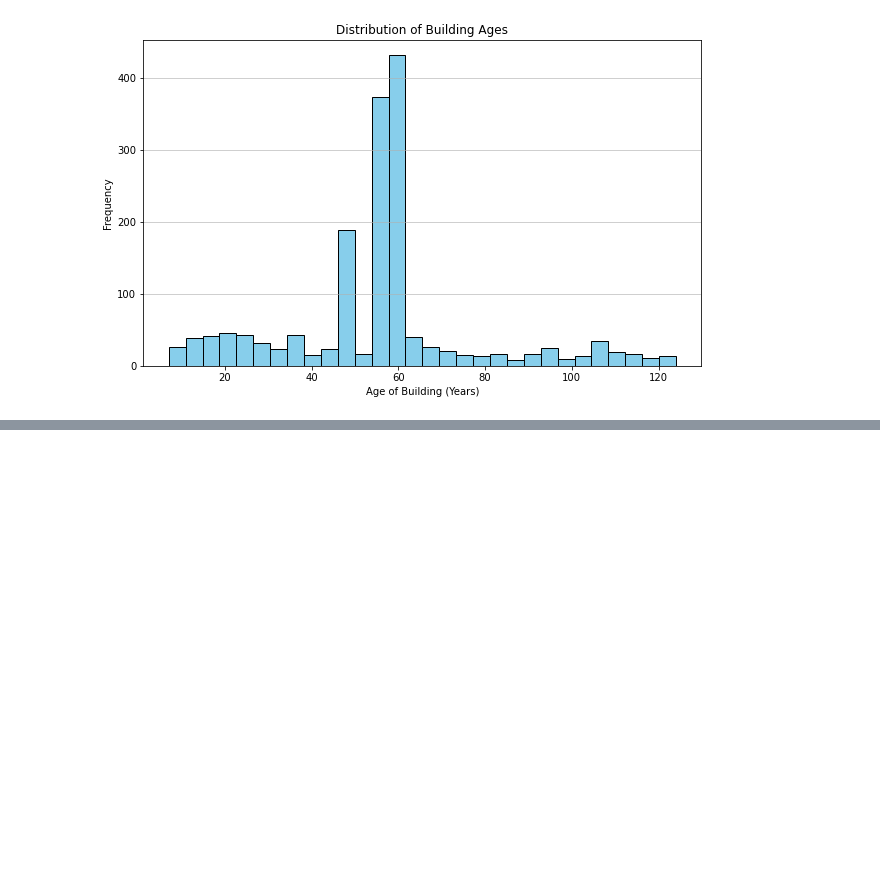
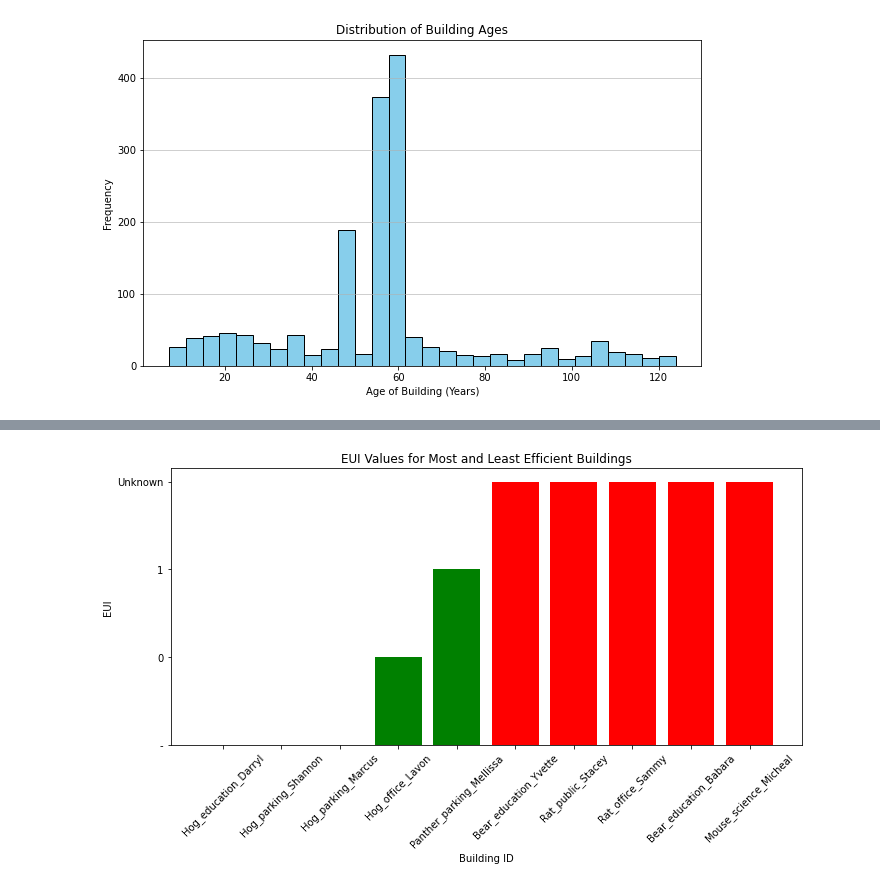
Before and after one commit to aaryanmahipalcu/ME-371, a Jupyter notebook: Building Energy Analysis/bea.ipynb, the cells around one changed output, grey strips where cells are left out. Drawn from its saved outputs; the diff is of its cells as text; code cells hidden in the pictures; blank space fills up the shorter version.

```diff
--- a/Building Energy Analysis/bea.ipynb
+++ b/Building Energy Analysis/bea.ipynb
@@ -287,0 +410,23 @@ The weather variable with the strongest correlation with air temperature is dewT
+# %%
+# Sort the DataFrame by EUI values
+sorted_metadata = metadata.sort_values(by='eui')
+
+# Get the 5 most and 5 least efficient buildings
+most_efficient = sorted_metadata.head(5)
+least_efficient = sorted_metadata.tail(5)
+
+# Combine them into a single DataFrame for plotting
+efficiency_comparison = pd.concat([most_efficient, least_efficient])
+efficiency_comparison['efficiency'] = ['Most Efficient'] * 5 + ['Least Efficient'] * 5
+
+# Bar plot
+plt.figure(figsize=(10, 6))
+plt.bar(efficiency_comparison['building_id'], efficiency_comparison['eui'], color=['green']*5 + ['red']*5)
+plt.title('EUI Values for Most and Least Efficient Buildings')
+plt.xlabel('Building ID')
+plt.ylabel('EUI')
+plt.xticks(rotation=45)
+plt.tight_layout()
+plt.show()
+# %% [output]
+[figure, added]
```
Also changed, not shown: parts of 5 cells of this notebook.
